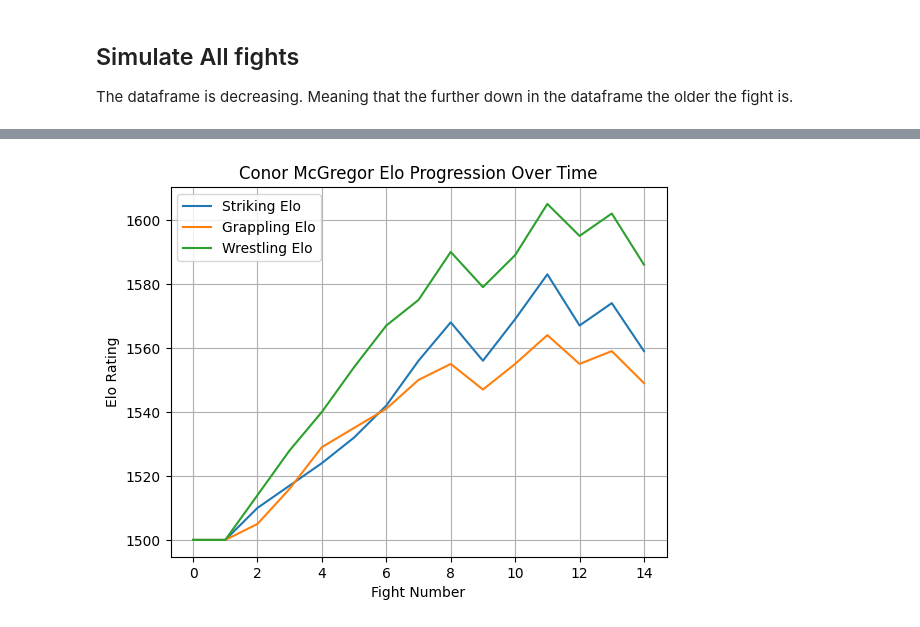
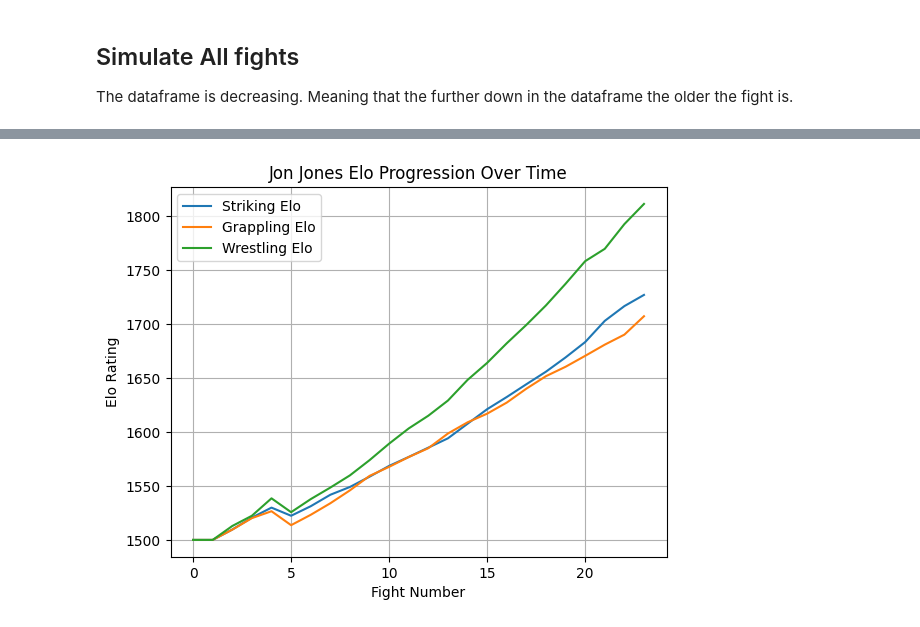
Before and after one commit to DimitrisPantzopoulos/AAHL-Math-IA, a Jupyter notebook: MathIA.ipynb, the cells around one changed output, grey strips where cells are left out. Cells and saved outputs as stored; diff of their text form; code cells hidden in the pictures.

```diff
--- a/MathIA.ipynb
+++ b/MathIA.ipynb
@@ -140,5 +140,5 @@ all_elos
 2572 rows × 4 columns
 # %%
-fighter_profiles['Conor McGregor'].visualise_progression()
+fighter_profiles['Jon Jones'].visualise_progression()
 # %% [output]
-[figure, old version]
+[figure, new version]
```
Also changed, not shown: parts of 2 cells of this notebook.
